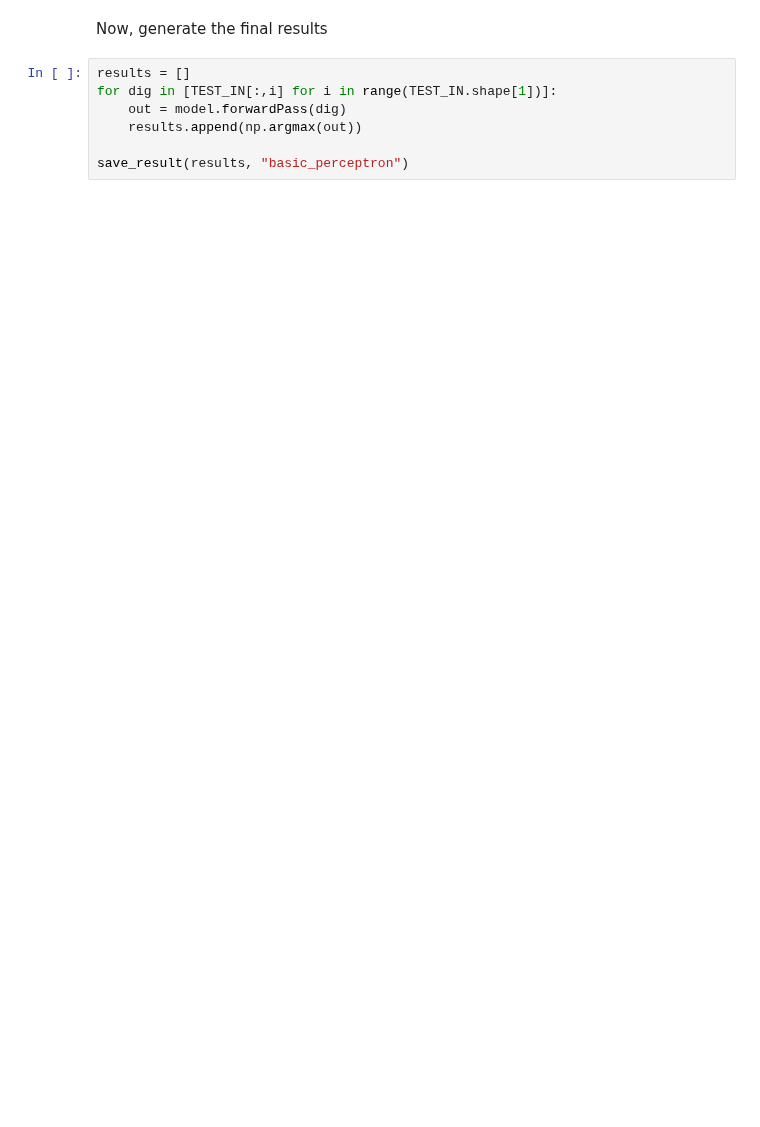
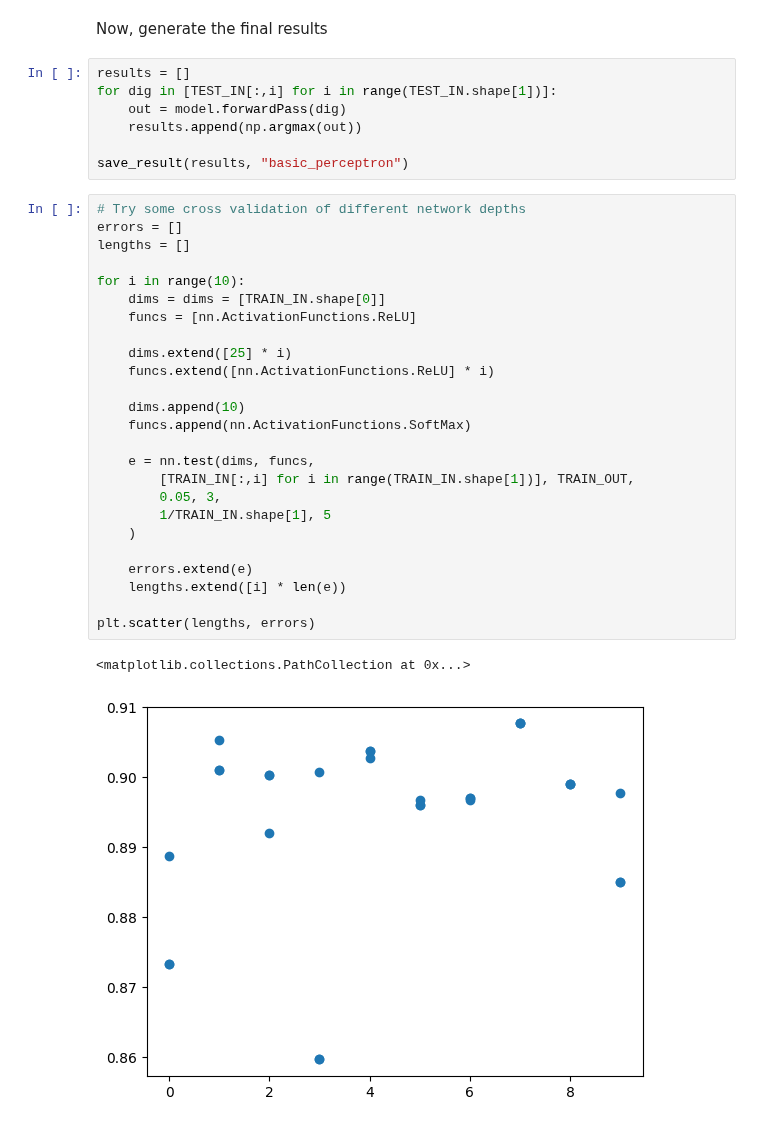
Before and after one commit to wyattbarber/Challenge-3, a Jupyter notebook: main_mnist.ipynb, the cells around one changed output. Saved outputs shown, nothing was run; the diff lists cells and outputs as text; blank space fills up the shorter version.

```diff
--- a/main_mnist.ipynb
+++ b/main_mnist.ipynb
@@ -83,3 +84,31 @@ for dig in [TEST_IN[:,i] for i in range(TEST_IN.shape[1])]:
     results.append(np.argmax(out))
 
 save_result(results, "basic_perceptron")
+# %%
+# Try some cross validation of different network depths
+errors = []
+lengths = []
+
+for i in range(10):
+    dims = dims = [TRAIN_IN.shape[0]]
+    funcs = [nn.ActivationFunctions.ReLU]
+
+    dims.extend([25] * i)
+    funcs.extend([nn.ActivationFunctions.ReLU] * i)
+
+    dims.append(10)
+    funcs.append(nn.ActivationFunctions.SoftMax)
+
+    e = nn.test(dims, funcs,
+        [TRAIN_IN[:,i] for i in range(TRAIN_IN.shape[1])], TRAIN_OUT,
+        0.05, 3,
+        1/TRAIN_IN.shape[1], 5
+    )
+
+    errors.extend(e)
+    lengths.extend([i] * len(e))
+
+plt.scatter(lengths, errors)
+# %% [output]
+<matplotlib.collections.PathCollection at 0x...>
+[figure, added]
```
Also changed, not shown: parts of 7 cells of this notebook, 5 other files.
